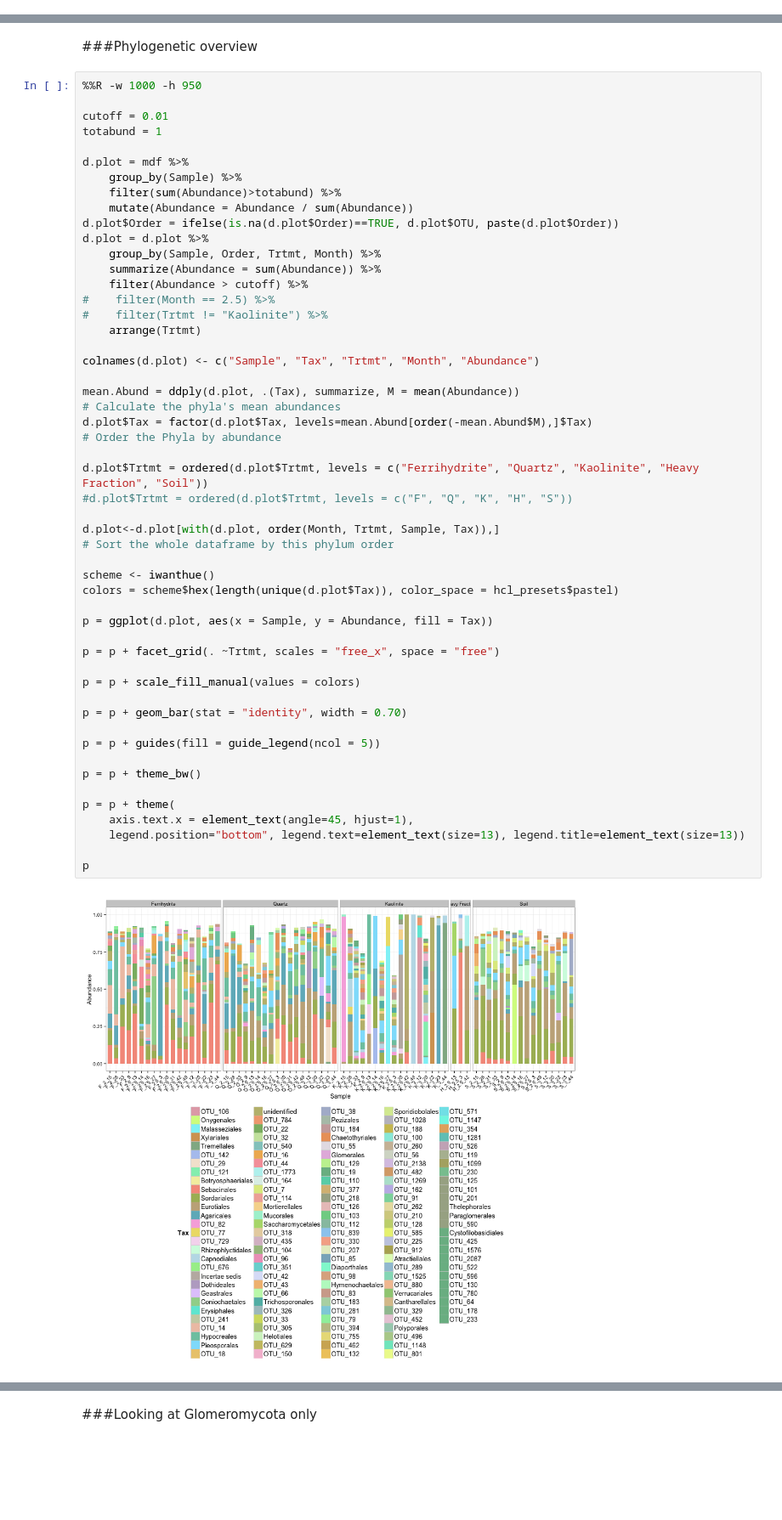
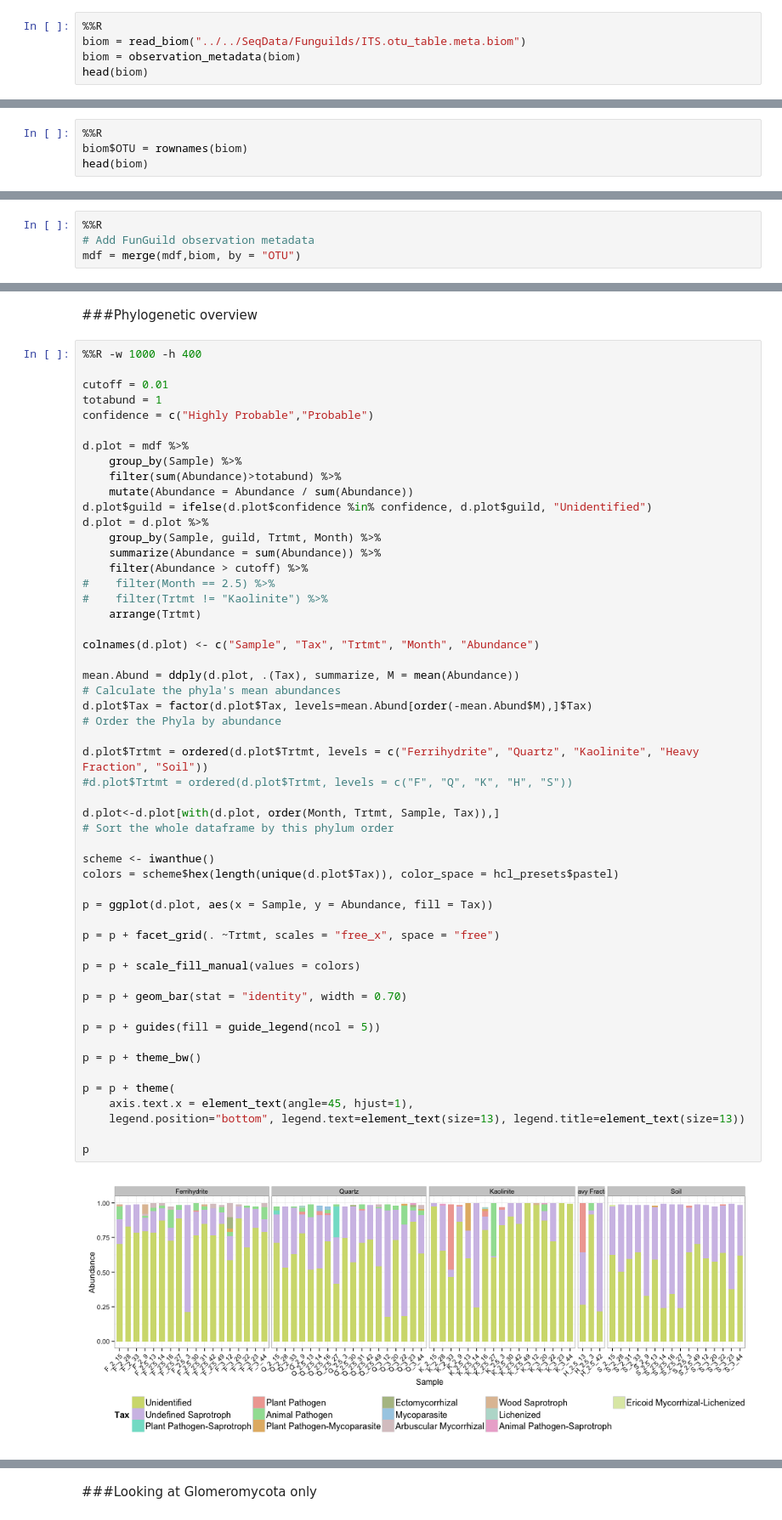
Before and after one commit to TheaWhitman/MineralITS, a Jupyter notebook: manuscript_figures/Stacked_Bar_Funguilds.ipynb, the cells around one changed output, grey strips where cells are left out. Shown at 85% size. Saved outputs shown, nothing was run; the diff lists cells and outputs as text; blank space fills up the shorter version.

Commit message:
Made funguilds figures

```diff
--- a/manuscript_figures/Stacked_Bar_Funguilds.ipynb
+++ b/manuscript_figures/Stacked_Bar_Funguilds.ipynb
@@ -25,3 +28,8 @@ The following objects are masked from ‘package:base’:
 # %%
 %%R
 physeq = import_biom("../../SeqData/ITS.otu_table.tax.meta.biom", parseFunction = parse_taxonomy_greengenes)
+# %%
+%%R
+biom = read_biom("../../SeqData/Funguilds/ITS.otu_table.meta.biom")
+biom = observation_metadata(biom)
+head(biom)
@@ -27,0 +44,4 @@ physeq = import_biom("../../SeqData/ITS.otu_table.tax.meta.biom", parseFunction
+# %%
+%%R
+biom$OTU = rownames(biom)
+head(biom)
@@ -51,3 +86,7 @@ physeq = ps.merged
 # %%
 %%R
 mdf = psmelt(physeq)
+# %%
+%%R
+# Add FunGuild observation metadata
+mdf = merge(mdf,biom, by = "OTU")
@@ -54,18 +119,19 @@ mdf = psmelt(physeq)
 # %% [markdown]
 ###Phylogenetic overview
 # %%
-%%R -w 1000 -h 950
+%%R -w 1000 -h 400
 
 cutoff = 0.01
 totabund = 1
+confidence = c("Highly Probable","Probable")
 
 d.plot = mdf %>%
     group_by(Sample) %>%
     filter(sum(Abundance)>totabund) %>%
     mutate(Abundance = Abundance / sum(Abundance))
-d.plot$Order = ifelse(is.na(d.plot$Order)==TRUE, d.plot$OTU, paste(d.plot$Order))
+d.plot$guild = ifelse(d.plot$confidence %in% confidence, d.plot$guild, "Unidentified")
 d.plot = d.plot %>%
-    group_by(Sample, Order, Trtmt, Month) %>%
+    group_by(Sample, guild, Trtmt, Month) %>%
     summarize(Abundance = sum(Abundance)) %>%
     filter(Abundance > cutoff) %>%
 #    filter(Month == 2.5) %>%
@@ -79,34 +145,34 @@ mean.Abund = ddply(d.plot, .(Tax), summarize, M = mean(Abundance))
 d.plot$Tax = factor(d.plot$Tax, levels=mean.Abund[order(-mean.Abund$M),]$Tax)
 # Order the Phyla by abundance
 
 d.plot$Trtmt = ordered(d.plot$Trtmt, levels = c("Ferrihydrite", "Quartz", "Kaolinite", "Heavy Fraction", "Soil"))
 #d.plot$Trtmt = ordered(d.plot$Trtmt, levels = c("F", "Q", "K", "H", "S"))
 
 d.plot<-d.plot[with(d.plot, order(Month, Trtmt, Sample, Tax)),]
 # Sort the whole dataframe by this phylum order
 
 scheme <- iwanthue()
 colors = scheme$hex(length(unique(d.plot$Tax)), color_space = hcl_presets$pastel)
 
 p = ggplot(d.plot, aes(x = Sample, y = Abundance, fill = Tax))
 
 p = p + facet_grid(. ~Trtmt, scales = "free_x", space = "free")
 
 p = p + scale_fill_manual(values = colors)
 
 p = p + geom_bar(stat = "identity", width = 0.70)
 
 p = p + guides(fill = guide_legend(ncol = 5))
 
 p = p + theme_bw()
 
 p = p + theme(
     axis.text.x = element_text(angle=45, hjust=1),
     legend.position="bottom", legend.text=element_text(size=13), legend.title=element_text(size=13))
 
 p
 # %% [output]
-[figure, old version]
+[figure, new version]
 # %%
 %%R -w 700 -h 500
 
```
Also changed, not shown: parts of 28 cells of this notebook, 2 other files.
